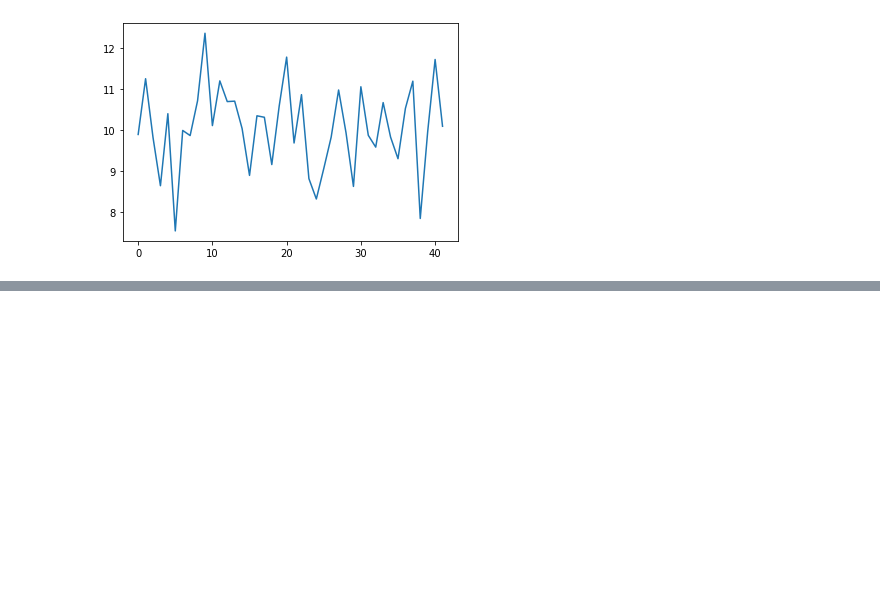
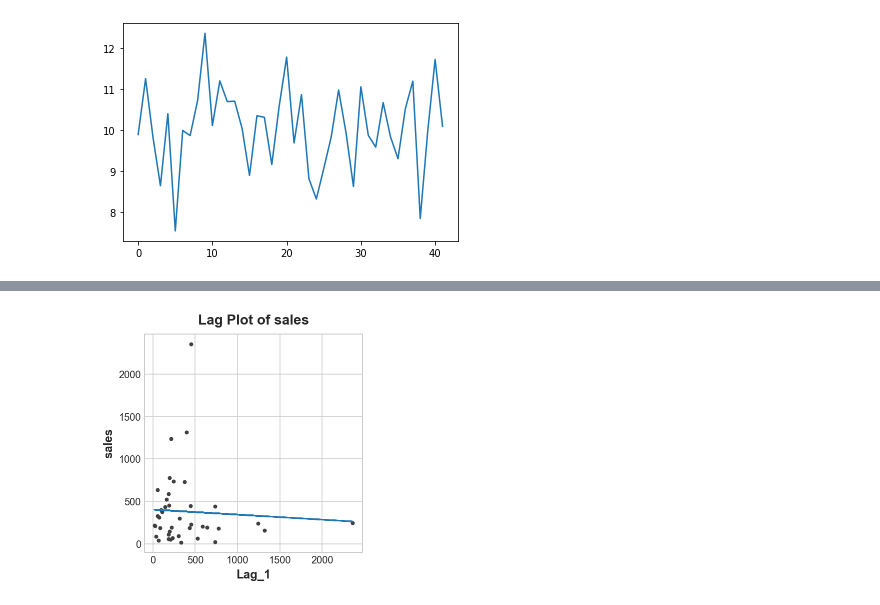
Before and after one commit to qSergio/sometimes-is-rocket-science, a Jupyter notebook: Time_Series_by_a_Dummy/Untitled22.ipynb, the cells around one changed output, grey strips where cells are left out. Cells and saved outputs as stored; diff of their text form; code cells hidden in the pictures; blank space fills up the shorter version.

```diff
--- a/Time_Series_by_a_Dummy/Untitled22.ipynb
+++ b/Time_Series_by_a_Dummy/Untitled22.ipynb
@@ -70,0 +157,20 @@ ax.set_title('Time Plot of Sales');
+# %%
+X = df.loc[:, ['Lag_1']]
+X.dropna(inplace=True)  # drop missing values in the feature set
+y = df.loc[:, 'sales']  # create the target
+y, X = y.align(X, join='inner')  # drop corresponding values in target
+
+model = LinearRegression()
+model.fit(X, y)
+
+y_pred = pd.Series(model.predict(X), index=X.index)
+# %%
+fig, ax = plt.subplots()
+ax.plot(X['Lag_1'], y, '.', color='0.25')
+ax.plot(X['Lag_1'], y_pred)
+ax.set_aspect('equal')
+ax.set_ylabel('sales')
+ax.set_xlabel('Lag_1')
+ax.set_title('Lag Plot of sales');
+# %% [output]
+[figure, added]
```
Also changed, not shown: parts of 9 cells of this notebook.
